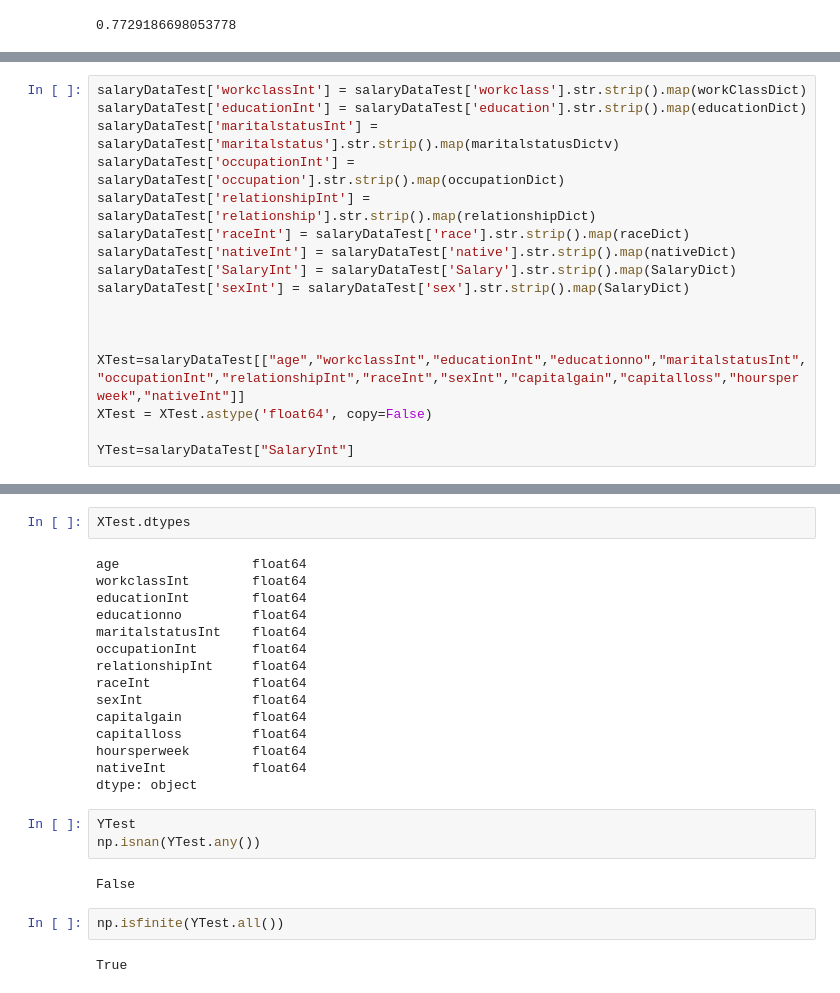
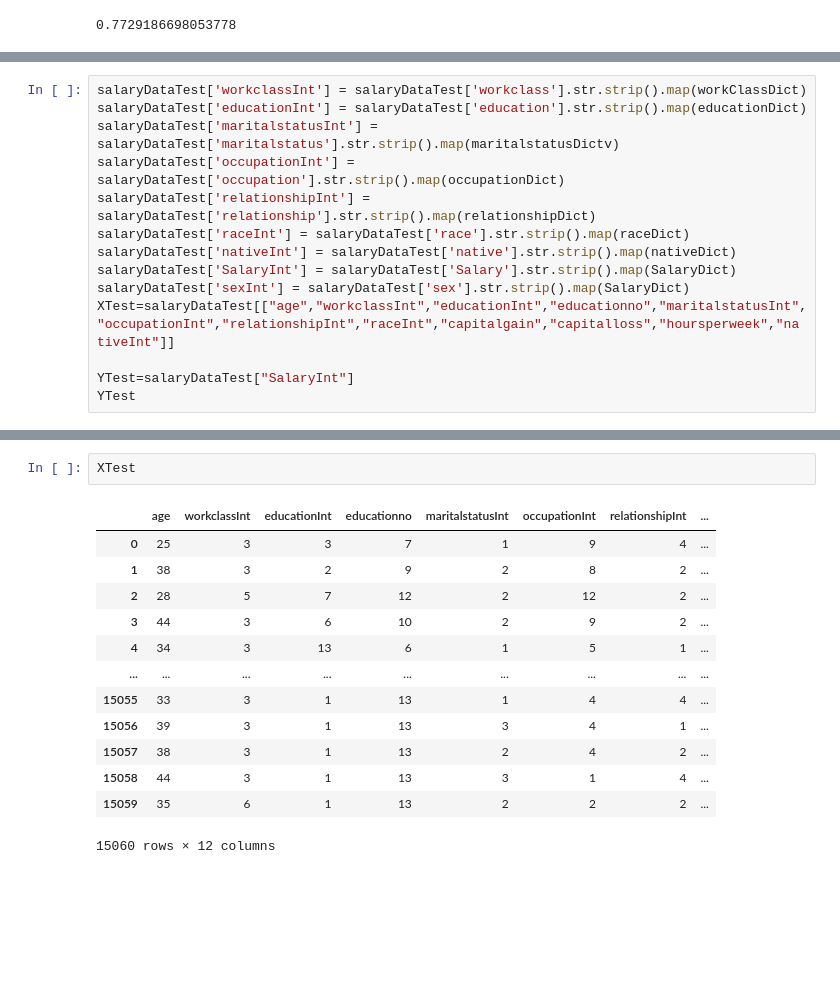
Before and after one commit to abhishekbalawan/Data-science-projects, a Jupyter notebook: naivebayesSalaryUpdated.ipynb, the cells around one changed output, grey strips where cells are left out. Drawn from its saved outputs; the diff is of its cells as text; blank space fills up the shorter version.

```diff
--- a/naivebayesSalaryUpdated.ipynb
+++ b/naivebayesSalaryUpdated.ipynb
@@ -140,10 +142,7 @@ salaryDataTest['raceInt'] = salaryDataTest['race'].str.strip().map(raceDict)
 salaryDataTest['nativeInt'] = salaryDataTest['native'].str.strip().map(nativeDict)
 salaryDataTest['SalaryInt'] = salaryDataTest['Salary'].str.strip().map(SalaryDict)
 salaryDataTest['sexInt'] = salaryDataTest['sex'].str.strip().map(SalaryDict)
-
-
-
-XTest=salaryDataTest[["age","workclassInt","educationInt","educationno","maritalstatusInt","occupationInt","relationshipInt","raceInt","sexInt","capitalgain","capitalloss","hoursperweek","nativeInt"]]
-XTest = XTest.astype('float64', copy=False)
+XTest=salaryDataTest[["age","workclassInt","educationInt","educationno","maritalstatusInt","occupationInt","relationshipInt","raceInt","capitalgain","capitalloss","hoursperweek","nativeInt"]]
 
 YTest=salaryDataTest["SalaryInt"]
+YTest
@@ -196,26 +162,16 @@ dtype: bool
 # %%
-XTest.dtypes
+XTest
 # %% [output]
+|  | age | workclassInt | educationInt | educationno | maritalstatusInt | occupationInt | relationshipInt | ... |
+| 0 | 25 | 3 | 3 | 7 | 1 | 9 | 4 | ... |
+| 1 | 38 | 3 | 2 | 9 | 2 | 8 | 2 | ... |
+| 2 | 28 | 5 | 7 | 12 | 2 | 12 | 2 | ... |
+| 3 | 44 | 3 | 6 | 10 | 2 | 9 | 2 | ... |
+| 4 | 34 | 3 | 13 | 6 | 1 | 5 | 1 | ... |
+| ... | ... | ... | ... | ... | ... | ... | ... | ... |
+| 15055 | 33 | 3 | 1 | 13 | 1 | 4 | 4 | ... |
+| 15056 | 39 | 3 | 1 | 13 | 3 | 4 | 1 | ... |
+| 15057 | 38 | 3 | 1 | 13 | 2 | 4 | 2 | ... |
+| 15058 | 44 | 3 | 1 | 13 | 3 | 1 | 4 | ... |
+| 15059 | 35 | 6 | 1 | 13 | 2 | 2 | 2 | ... |
-age                 float64
-workclassInt        float64
-educationInt        float64
-educationno         float64
-maritalstatusInt    float64
-occupationInt       float64
-relationshipInt     float64
-raceInt             float64
-sexInt              float64
-capitalgain         float64
-capitalloss         float64
-hoursperweek        float64
-nativeInt           float64
-dtype: object
+15060 rows × 12 columns
-# %%
-YTest
-np.isnan(YTest.any())
-# %% [output]
-False
-# %%
-np.isfinite(YTest.all())
-# %% [output]
-True
```
Also changed, not shown: parts of 11 cells of this notebook.
